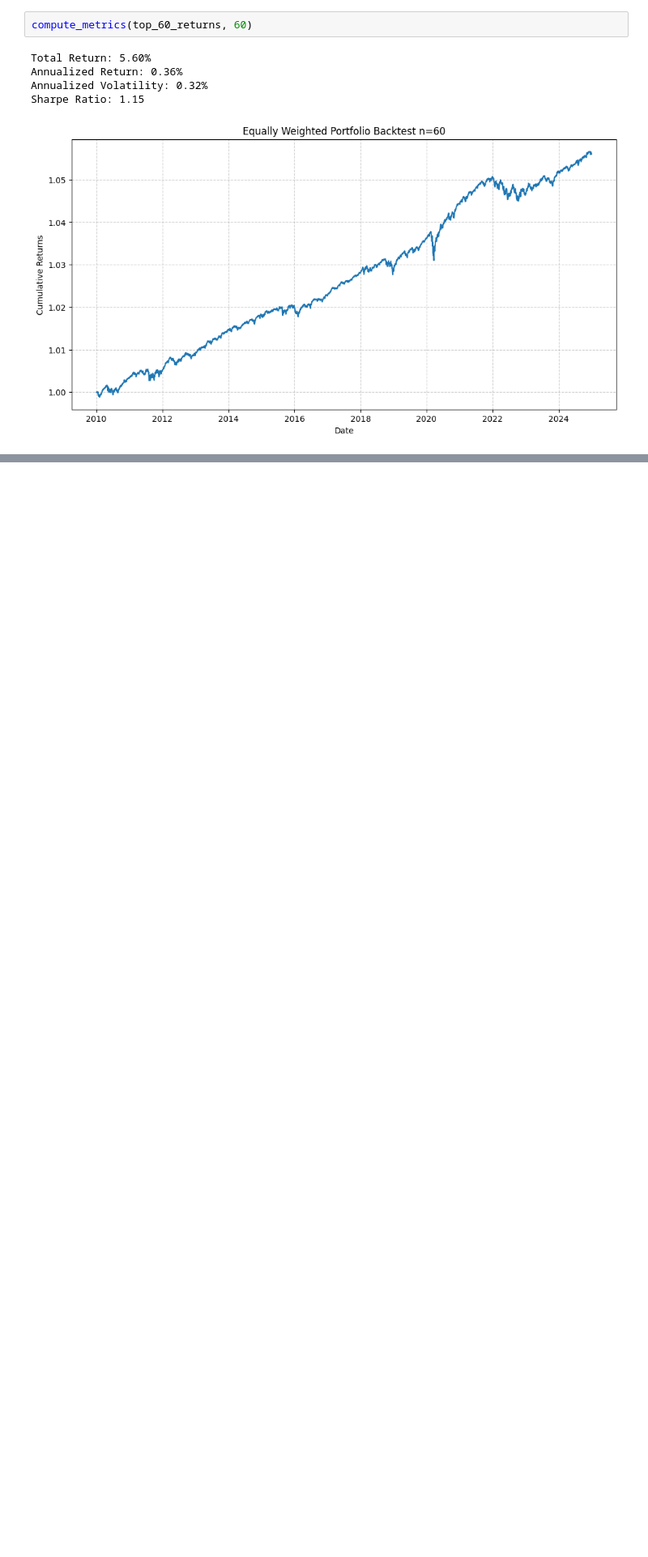
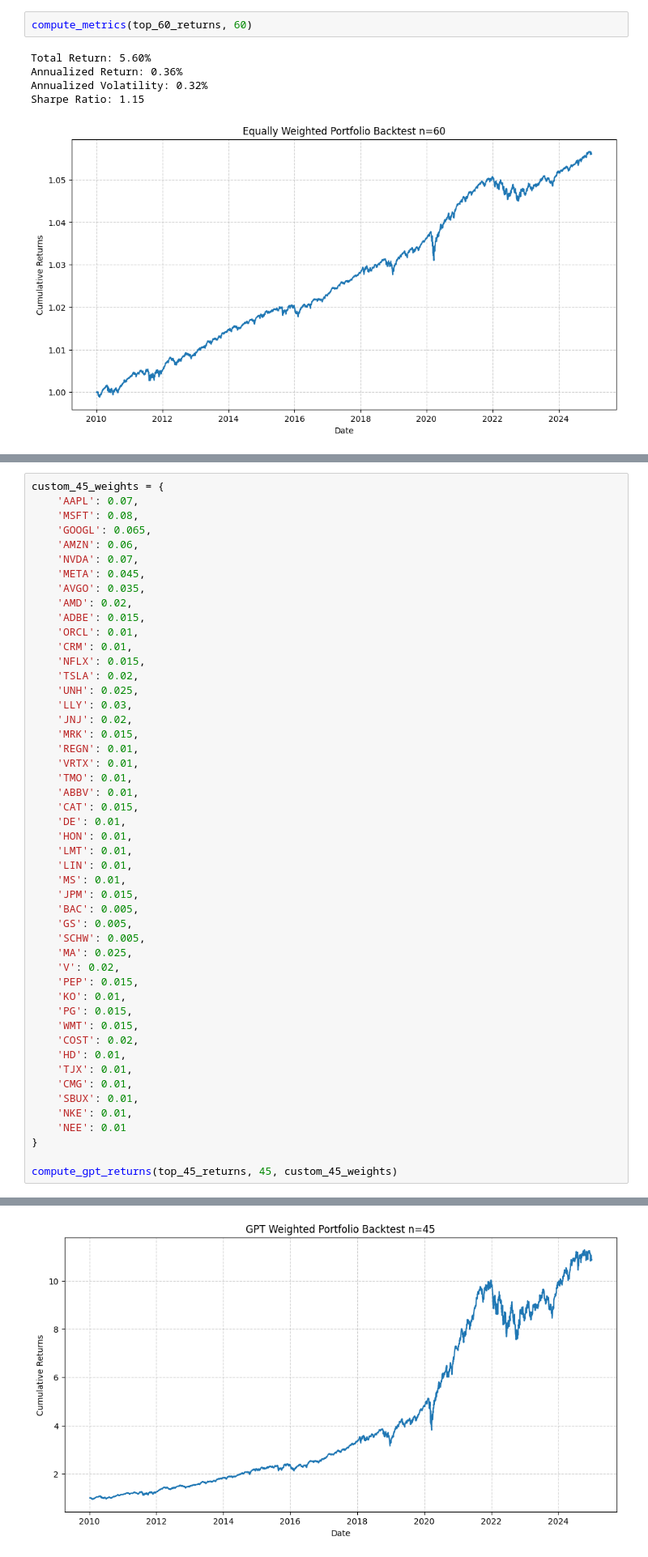
Before and after one commit to DylanTom/opt-model, a Jupyter notebook: notebooks/final.ipynb, the cells around one changed output, grey strips where cells are left out. Shown at 81% size. Cells and saved outputs as stored; diff of their text form; blank space fills up the shorter version.

```diff
--- a/notebooks/final.ipynb
+++ b/notebooks/final.ipynb
@@ -547,0 +658,50 @@ Sharpe Ratio: 1.15
+# %%
+custom_45_weights = {
+	'AAPL': 0.07,
+    'MSFT': 0.08,
+    'GOOGL': 0.065,
+    'AMZN': 0.06,
+    'NVDA': 0.07,
+    'META': 0.045,
+    'AVGO': 0.035,
+    'AMD': 0.02,
+    'ADBE': 0.015,
+    'ORCL': 0.01,
+    'CRM': 0.01,
+    'NFLX': 0.015,
+    'TSLA': 0.02,
+    'UNH': 0.025,
+    'LLY': 0.03,
+    'JNJ': 0.02,
+    'MRK': 0.015,
+    'REGN': 0.01,
+    'VRTX': 0.01,
+    'TMO': 0.01,
+    'ABBV': 0.01,
+    'CAT': 0.015,
+    'DE': 0.01,
+    'HON': 0.01,
+    'LMT': 0.01,
+    'LIN': 0.01,
+    'MS': 0.01,
+    'JPM': 0.015,
+    'BAC': 0.005,
+    'GS': 0.005,
+    'SCHW': 0.005,
+    'MA': 0.025,
+    'V': 0.02,
+    'PEP': 0.015,
+    'KO': 0.01,
+    'PG': 0.015,
+    'WMT': 0.015,
+    'COST': 0.02,
+    'HD': 0.01,
+    'TJX': 0.01,
+    'CMG': 0.01,
+    'SBUX': 0.01,
+    'NKE': 0.01,
+    'NEE': 0.01
+}
+
+compute_gpt_returns(top_45_returns, 45, custom_45_weights)
+# %% [output]
@@ -547,0 +713 @@ Sharpe Ratio: 1.15
+[figure, added]
```
Also changed, not shown: parts of 6 cells of this notebook, 4 other files.
